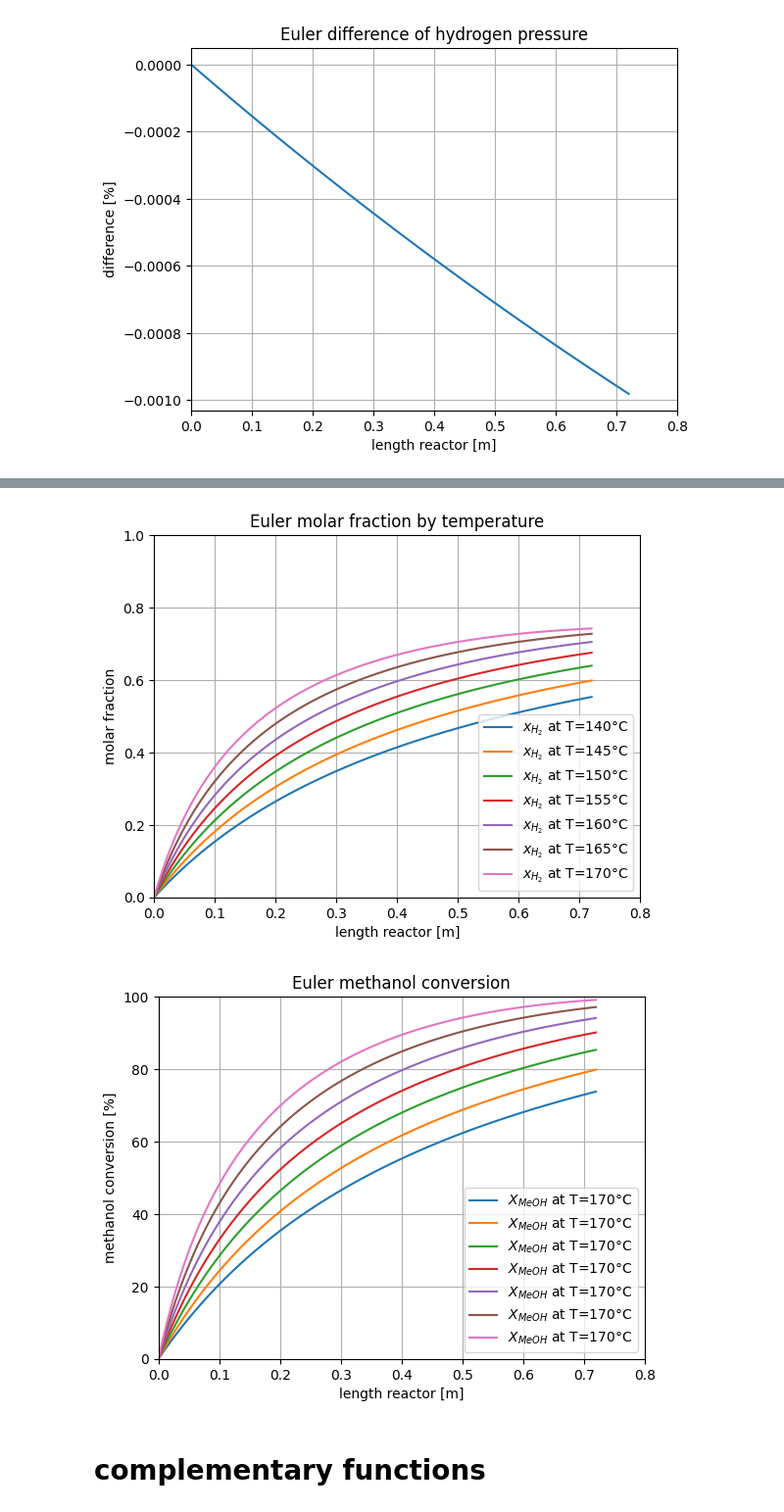
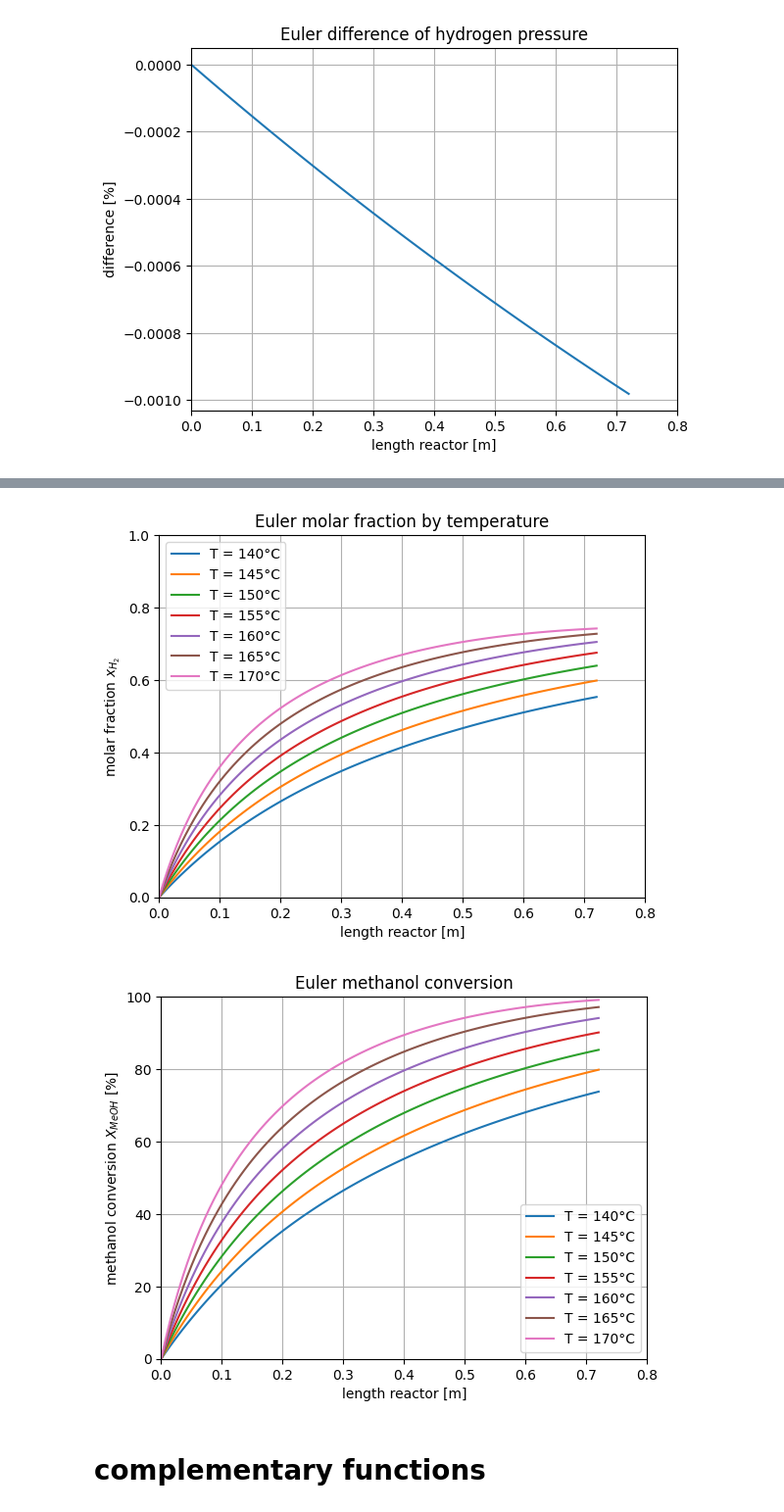
Before and after one commit to DanielGreiner/Masterarbeit, a Jupyter notebook: Model_reactor_1D_steady_state_isothermal.ipynb, the cells around one changed output, grey strips where cells are left out. Shown at 98% size. Saved outputs shown, nothing was run; the diff lists cells and outputs as text; code cells hidden in the pictures.

```diff
--- a/Model_reactor_1D_steady_state_isothermal.ipynb
+++ b/Model_reactor_1D_steady_state_isothermal.ipynb
@@ -542,7 +601,7 @@ for i in range (AspenPoints):
   # plt.plot(AspenResults[i, :, 5], AspenResults[i, :, 2], marker='o', color = 'tab:green')
   # plt.plot(AspenResults[i, :, 5], AspenResults[i, :, 3], marker='o', color = 'tab:red')
   # plt.plot(AspenResults[i, :, 5], AspenResults[i, :, 4], marker='o', color = 'tab:purple')
-  plt.title('Euler molar fraction with T=%i' %t + '°C')
+  plt.title('Euler molar fraction at T=%i' %t + '°C')
   plt.axis((0, 0.800, 0, 1))
   plt.legend(loc='best', ncol=2)
   plt.grid()
@@ -559,31 +651,36 @@ for i in range (AspenPoints):
+# %%
+# @title Temp comparison molar fraction
+
+for i in range (AspenPoints):
+  plt.figure(1)
+  t = temperature_arr[i]-273
+  plt.plot(pEulTemps[i, :, 5], pEulTemps[i, :, 0], label='T = %i' %t + '°C')
+  plt.title('Euler molar fraction by temperature')
+  plt.axis((0, 0.800, 0, 1))
+  plt.legend(loc='best')
+  plt.grid()
+  plt.xlabel("length reactor [m]")
+  plt.ylabel ("molar fraction $x_{H_2}$")
+# %% [output]
+[figure, added]
 # %%
-# @title Temp comparison plots
-for i in range (AspenPoints):
-  plt.figure(1)
-  t = temperature_arr[i]-273
-  plt.plot(pEulTemps[i, :, 5], pEulTemps[i, :, 0], label='$x_{H_2}$ at T=%i' %t + '°C')
-  plt.title('Euler molar fraction by temperature')
-  plt.axis((0, 0.800, 0, 1))
-  plt.legend(loc='best')
-  plt.grid()
-  plt.xlabel("length reactor [m]")
-  plt.ylabel ("molar fraction")
+# @title Temp comparison methanol conversion rate
 
-  pEulTempsX = pEulTemps.copy()
+pEulTempsX = pEulTemps.copy()
 
 for j in range (AspenPoints):
   pEulTempsX[j, :, 4] = (1-pEulTempsX[j ,: ,4]/pEulTempsX[j ,0 ,4])*100
-  plt.figure(2)
-  plt.plot(pEulTempsX[j, :, 5], pEulTempsX[j, :, 4], label='$X_{MeOH}$ at T=%i' %t + '°C')
+  plt.figure(1)
+  t = temperature_arr[j]-273
+  plt.plot(pEulTempsX[j, :, 5], pEulTempsX[j, :, 4], label='T = %i' %t + '°C')
   plt.title("Euler methanol conversion")
   plt.axis((0, 0.8, 0, 100))
   plt.legend(loc='best')
   plt.grid()
   plt.xlabel("length reactor [m]")
-  plt.ylabel ("methanol conversion [%]")
+  plt.ylabel ("methanol conversion $X_{MeOH}$ [%]")
 # %% [output]
-[figure, old version]
+[figure, new version]
-[figure, removed]
 # %% [markdown]
 # complementary functions
 # %%
```
Also changed, not shown: parts of 13 cells of this notebook.
